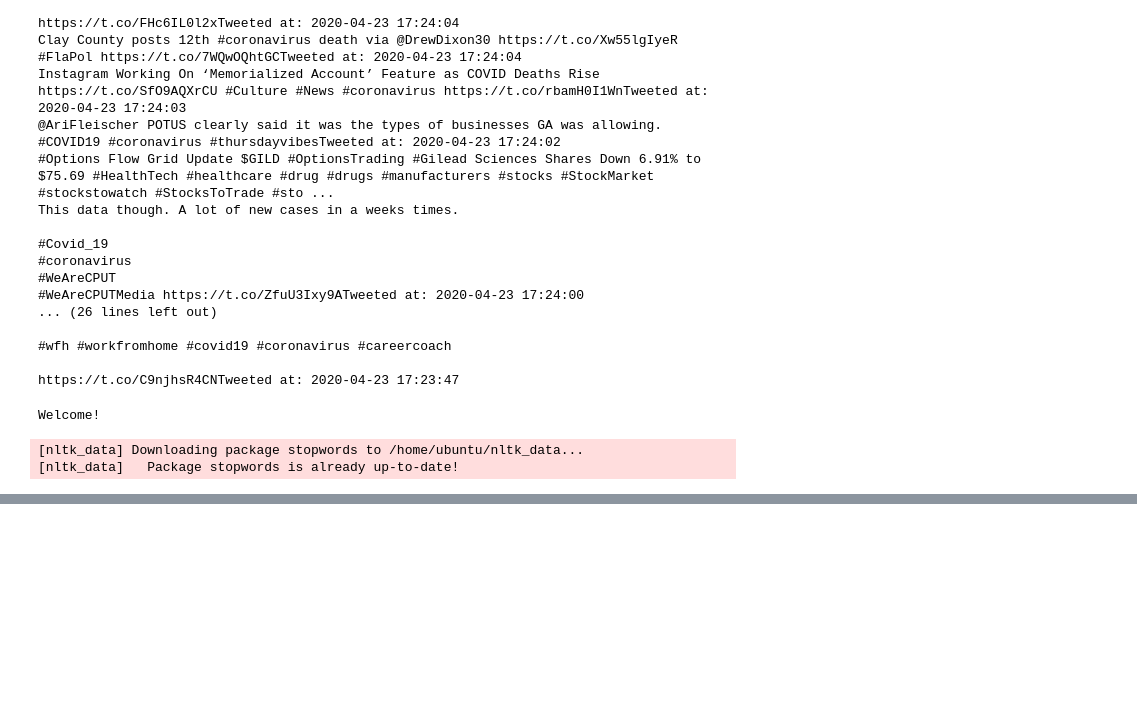
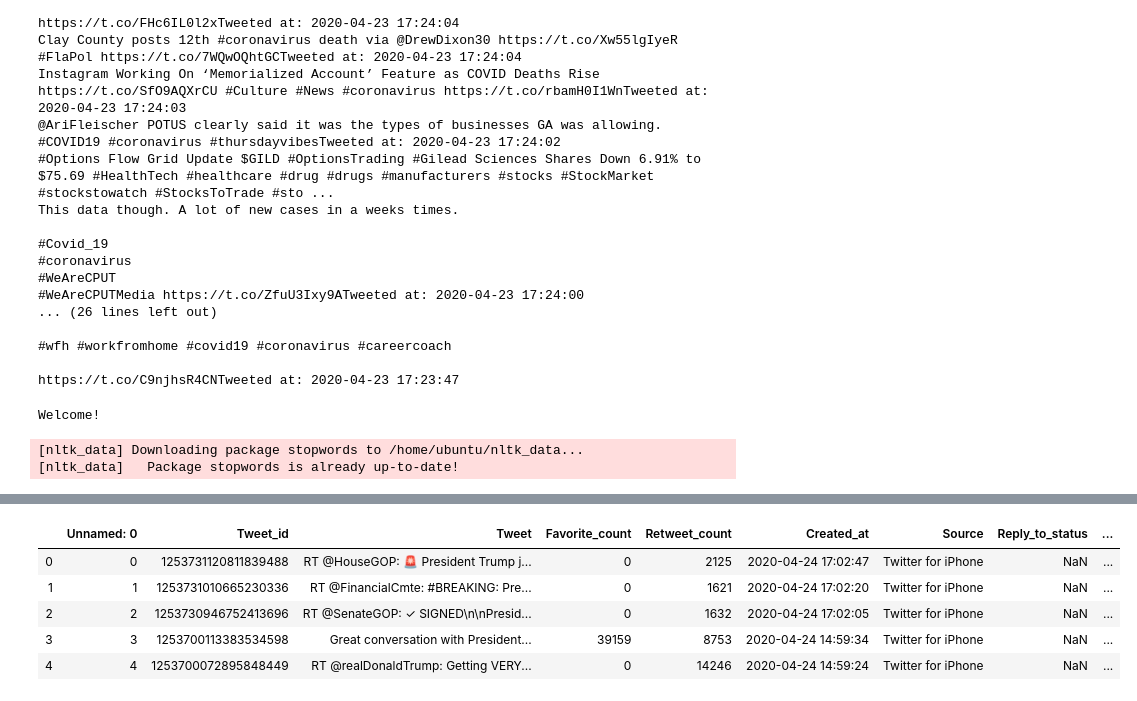
Before and after one commit to TheR2D3/Twitter_Viz, a Jupyter notebook: Rough_work/rough_work2.ipynb, the cells around one changed output, grey strips where cells are left out. Cells and saved outputs as stored; diff of their text form; code cells hidden in the pictures; blank space fills up the shorter version.

```diff
--- a/Rough_work/rough_work2.ipynb
+++ b/Rough_work/rough_work2.ipynb
@@ -111,3 +111,16 @@ my_temp_dataset
 | 9 | 1253688241947107331 | Just spoke to my friend, Presiden... | 66386 | 13034 | 2020-04-24 14:12:23 | Twitter for iPhone | None | None | ... |
 # %%
 my_temp_dataset.to_csv('stemmed_senti.csv')
+# %%
+my_new_dataset = pd.read_csv('stemmed_senti.csv')
+# %%
+my_new_dataset['Sentiment'] = my_new_dataset['Sentiment'].apply(lambda x:round(x,2) * 100)
+# %%
+my_new_dataset.head(5)
+# %% [output]
+|  | Unnamed: 0 | Tweet_id | Tweet | Favorite_count | Retweet_count | Created_at | Source | Reply_to_status | ... |
+| 0 | 0 | 1253731120811839488 | RT @HouseGOP: 🚨 President Trump j... | 0 | 2125 | 2020-04-24 17:02:47 | Twitter for iPhone | NaN | ... |
+| 1 | 1 | 1253731010665230336 | RT @FinancialCmte: #BREAKING: Pre... | 0 | 1621 | 2020-04-24 17:02:20 | Twitter for iPhone | NaN | ... |
+| 2 | 2 | 1253730946752413696 | RT @SenateGOP: ✓ SIGNED\n\nPresid... | 0 | 1632 | 2020-04-24 17:02:05 | Twitter for iPhone | NaN | ... |
+| 3 | 3 | 1253700113383534598 | Great conversation with President... | 39159 | 8753 | 2020-04-24 14:59:34 | Twitter for iPhone | NaN | ... |
+| 4 | 4 | 1253700072895848449 | RT @realDonaldTrump: Getting VERY... | 0 | 14246 | 2020-04-24 14:59:24 | Twitter for iPhone | NaN | ... |
```
Also changed, not shown: parts of 1 cell of this notebook, 2 other files.
